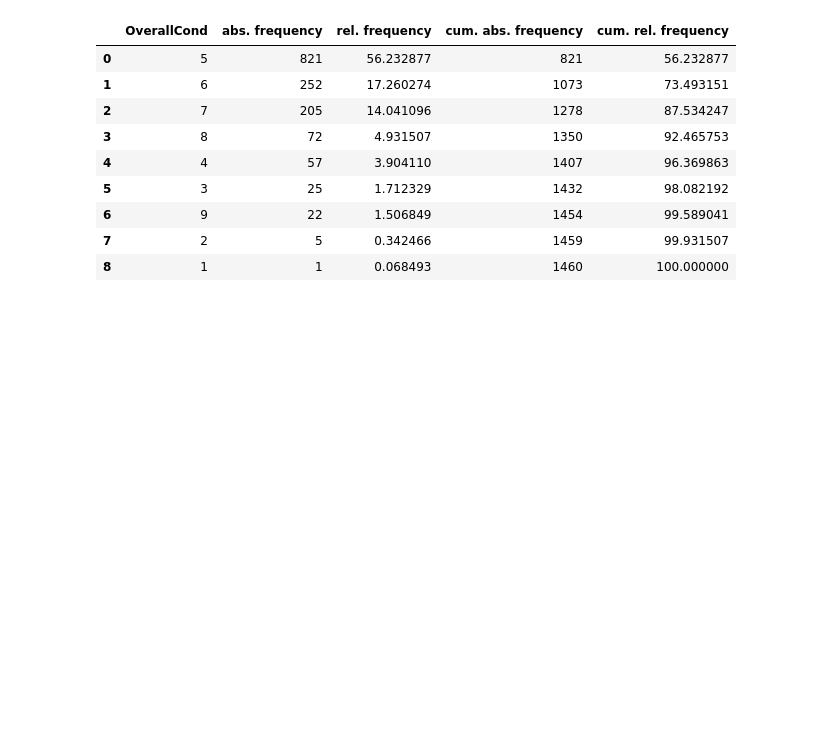
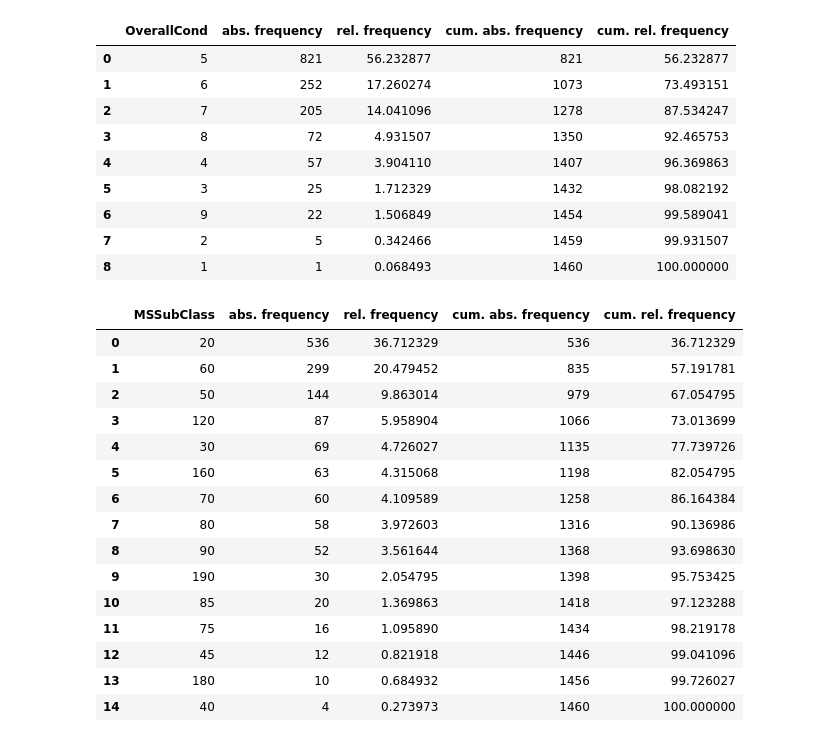
Before and after one commit to ashen007/Housing-Sale-Price-analysis, a Jupyter notebook: notebooks/univarient.ipynb, the cells around one changed output. Saved outputs shown, nothing was run; the diff lists cells and outputs as text; code cells hidden in the pictures; blank space fills up the shorter version.

Commit message:
frequency analysis features demo

```diff
--- a/notebooks/univarient.ipynb
+++ b/notebooks/univarient.ipynb
@@ -128,3 +128,23 @@ freq_(disc_,'OverallCond')
 | 6 | 9 | 22 | 1.506849 | 1454 | 99.589041 |
 | 7 | 2 | 5 | 0.342466 | 1459 | 99.931507 |
 | 8 | 1 | 1 | 0.068493 | 1460 | 100.000000 |
+# %%
+# frequency analysis demo
+freq_(disc_,'MSSubClass')
+# %% [output]
+|  | MSSubClass | abs. frequency | rel. frequency | cum. abs. frequency | cum. rel. frequency |
+| 0 | 20 | 536 | 36.712329 | 536 | 36.712329 |
+| 1 | 60 | 299 | 20.479452 | 835 | 57.191781 |
+| 2 | 50 | 144 | 9.863014 | 979 | 67.054795 |
+| 3 | 120 | 87 | 5.958904 | 1066 | 73.013699 |
+| 4 | 30 | 69 | 4.726027 | 1135 | 77.739726 |
+| 5 | 160 | 63 | 4.315068 | 1198 | 82.054795 |
+| 6 | 70 | 60 | 4.109589 | 1258 | 86.164384 |
+| 7 | 80 | 58 | 3.972603 | 1316 | 90.136986 |
+| 8 | 90 | 52 | 3.561644 | 1368 | 93.698630 |
+| 9 | 190 | 30 | 2.054795 | 1398 | 95.753425 |
+| 10 | 85 | 20 | 1.369863 | 1418 | 97.123288 |
+| 11 | 75 | 16 | 1.095890 | 1434 | 98.219178 |
+| 12 | 45 | 12 | 0.821918 | 1446 | 99.041096 |
+| 13 | 180 | 10 | 0.684932 | 1456 | 99.726027 |
+| 14 | 40 | 4 | 0.273973 | 1460 | 100.000000 |
```
Also changed, not shown: parts of 1 cell of this notebook.
